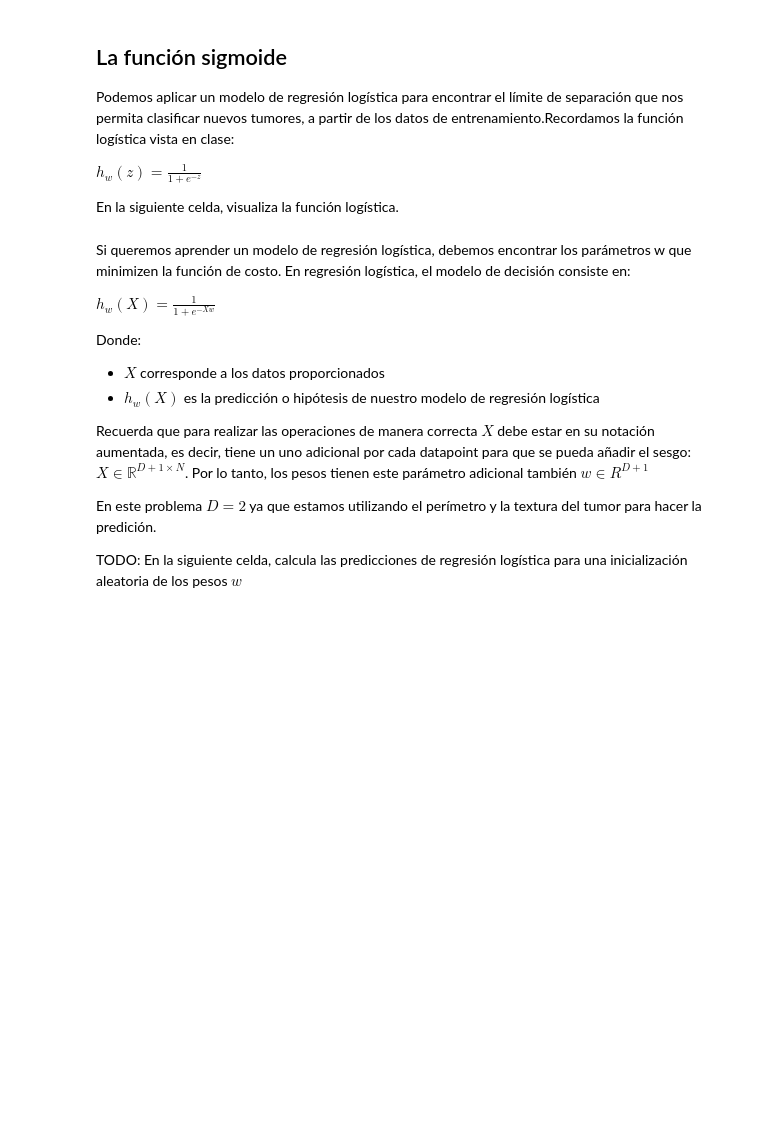
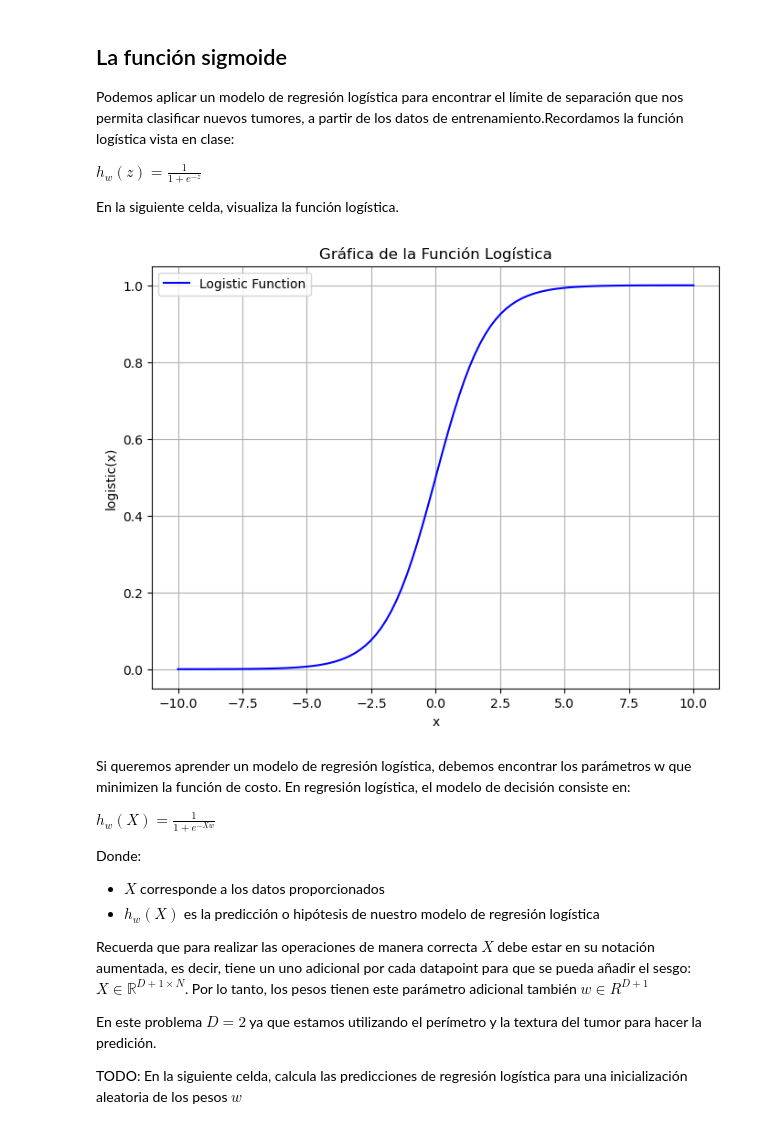
Before and after one commit to analuciarojas/ML23_Nasa2.0, a Jupyter notebook: ml23/ejercicio_2_LogisticReg/logistic_regression.ipynb, the cells around one changed output. Saved outputs shown, nothing was run; the diff lists cells and outputs as text; code cells hidden in the pictures; blank space fills up the shorter version.

```diff
--- a/ml23/ejercicio_2_LogisticReg/logistic_regression.ipynb
+++ b/ml23/ejercicio_2_LogisticReg/logistic_regression.ipynb
@@ -111,17 +110,33 @@ En la siguiente celda, visualiza la función logística.
 # %%
 def logistic(z):
     # TODO: Calcula la hipótesis h(z)
     # ====== Start of solution =====
-    h = ...
+    h = 1 / (1 + np.exp(-z))
+
     # ====== End of solution =====
     return h
 
 x = np.linspace(-10, 10, 100)
 y = logistic(x)
 # TODO: Grafica la función logística
 # ====== Start of solution =====
+import matplotlib.pyplot as plt
+
+x = np.linspace(-10, 10, 100)
+y = logistic(x)
+
+plt.figure(figsize=(8, 6))
+plt.plot(x, y, label="Logistic Function", color="blue")
+plt.xlabel("x")
+plt.ylabel("logistic(x)")
+plt.title("Gráfica de la Función Logística")
+plt.legend()
+plt.grid(True)
+plt.show()
 
 # ====== End of solution =====
+# %% [output]
+[figure, added]
 # %% [markdown]
 Si queremos aprender un modelo de regresión logística, debemos encontrar los parámetros w que minimizen la función de costo. En regresión logística, el modelo de decisión consiste en:
 
```
Also changed, not shown: parts of 6 cells of this notebook.
